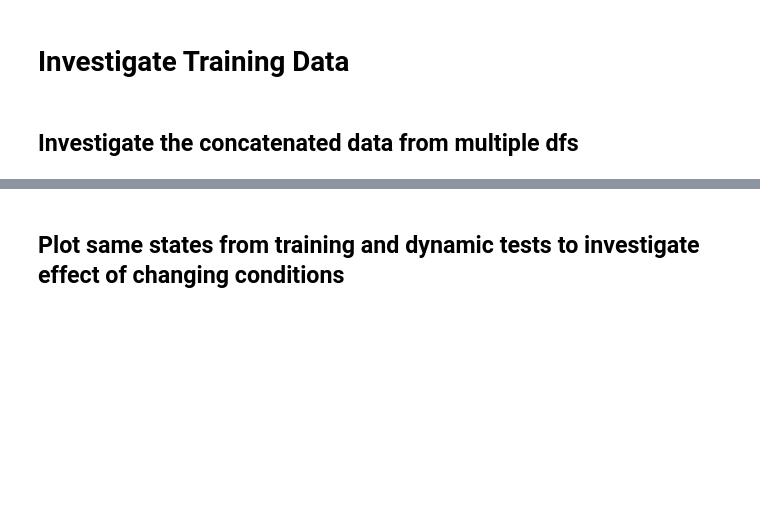
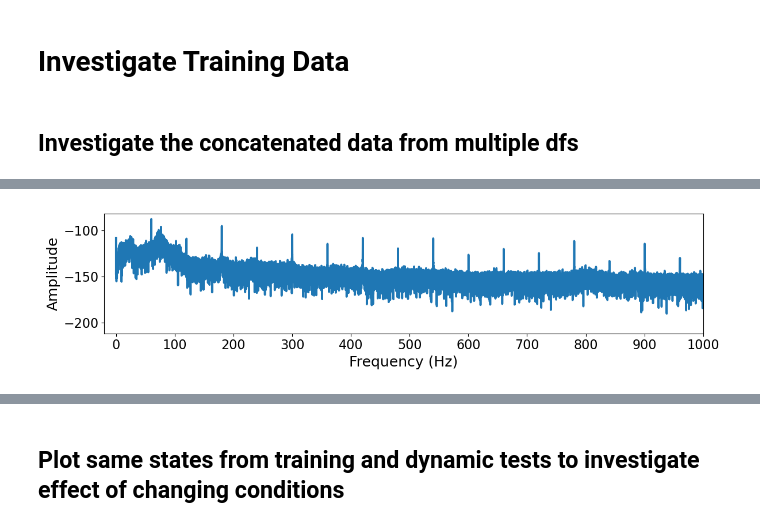
Before and after one commit to ttopac/iFlyNet-UAV, a Jupyter notebook: DataOrganization/99_investigate_data.ipynb, the cells around one changed output, grey strips where cells are left out. Saved outputs shown, nothing was run; the diff lists cells and outputs as text; code cells hidden in the pictures; blank space fills up the shorter version.

```diff
--- a/DataOrganization/99_investigate_data.ipynb
+++ b/DataOrganization/99_investigate_data.ipynb
@@ -108,10 +367,16 @@ plt.plot(df["rtdstr_DateTime Obj"], df["SG 1 (V) (normalized) (compensated)"])
 # %%
-data_dir = os.path.join(main_dir, "KerasML", "Training1_Jan2023", "data")
+%matplotlib widget
+
+data_dir = os.path.join(main_dir, "MLmodels", "Training1_Jan2023", "data")
+# data_dir_b = os.path.join(main_dir, "MLmodels", "Training1_B", "data")
+
 multidf_data = np.load(os.path.join(data_dir, "sttr_aug2022_data_multidf.npy"))
+# multidf_data_b = np.load(os.path.join(data_dir_b, "sttr_aug2022_data_singledf.npy"))
 state_labels = np.load(os.path.join(data_dir, "sttr_aug2022_statelabels.npy"))
-stackedAllExamples_multidf = np.transpose(multidf_data, (1,0,2)).reshape(14, -1)
 
-# Here data.shape = (#of states, #of sensors, #data per each state) (238, 14, 599200 for Aug. 2022 test)
+allExamples_multidf = np.transpose(multidf_data[:,:,0:299600], (1,0,2)) #For usual compensated data (take first 30 seconds to match with dataset B)
+# allExamples_multidf_b = np.transpose(multidf_data_b, (1,0,2)) #Clean data for PZT
+
+# Here AllExamples_multidf.shape = (#of sensors, #of states, #reduced data per each state) (238, 14, 299600 for Aug. 2022 test)
 # states: 7m/s_0deg, 7m/s_1deg, ... 20m/s_15deg, 20m/s_16deg.
-# sensors: ['PZT 1', 'PZT 2', 'PZT 3', 'PZT 4', 'PZT 5', 'PZT 6', 'PZT 7', 'SG 1', 'SG 2', 'SG 4', 'SG 5', 'SG 6', 'SG LE', 'SG TE']
-# data: 10,000sps * ~60 seconds
+# sensors: ['PZT 1', 'PZT 2', 'PZT 3', 'PZT 4', 'PZT 5', 'PZT 6', 'PZT 7', 'SG 1', 'SG 2', 'SG 4', 'SG 5', 'SG 6', 'SG LE', 'SG TE'] #For usual compensated data
@@ -143,0 +416,61 @@ ax.set_xlim(480000, 560000)
+# %%
+# Block for plotting an individual sensor's frequency response per sensor
+from scipy import ndimage
+from scipy import fft
+from scipy import fftpack
+from scipy import log10
+
+sensor_mapping = {0:"PZT 1", 1: "PZT 2", 2: "PZT 3", 3: "PZT 4", 4:"PZT 5", 5:"PZT 6", 6:"PZT 7",
+                  7:"SG 1 (compensated)", 8: "SG 2 (compensated)", 9: "SG 4 (compensated)", 10: "SG 5 (compensated)", 11: "SG 6 (compensated)", 12: "SG LE", 13: "SG TE"}
+
+sensor_id = 1
+airspeed_inc = 6 #Between 0 - 13, maps to 7 - 20
+aoa_inc = 12 #Between 0 - 16, maps to 0 - 16
+state_id = 17 * airspeed_inc + aoa_inc
+
+#Get the data
+dat = allExamples_multidf[sensor_id, state_id]
+
+#Apply median filter
+dat = signal.medfilt(dat, 9)
+
+#Apply FFT on the data
+dat_fft = fft.fft(dat)
+
+#Get the usable part
+P2 = abs(dat_fft/dat.shape[0])
+P1 = P2[0:dat.shape[0]//2]
+P1[1:-1] = 2*P1[1:-1]
+# dat_fft = dat_fft[0:dat_fft.shape[0]//2]
+
+#Get frequencies
+freqs = 10000*np.arange(dat_fft.shape[0]//2)/dat_fft.shape[0]
+# freqs = fftpack.fftfreq(dat.shape[0], 1/10000)
+# freqs = freqs[0:freqs.shape[0]//2]
+
+#Plot!
+fig, ax = plt.subplots(figsize=(12,3))
+# fig, ax = plt.subplots(figsize=(6,8)) #For plotting sample data to be put on FNO slides
+# ax.plot(freqs, P1, 'tab:blue', linewidth=2.6)
+ax.plot(freqs, 20*np.log10(P1), 'tab:blue', linewidth=2.6)
+
+
+ax.set_xlim(-20, 1000)
+# ax.set_ylim(-0.04, 0.5)
+# ax.set_ylim(-4E-7, 5E-6)
+
+plt.xlabel("Frequency (Hz)", fontsize=18)
+plt.ylabel("Amplitude", fontsize=18)
+ax.tick_params(axis="both", which="major", labelsize=16)
+
+### #For plotting sample data to be put on FNO slides
+# plt.xlabel("Frequency", fontsize=48)
+# plt.ylabel("Amplitude", fontsize=48)
+# ax.tick_params(axis="both", which="major", labelsize=0)
+### ### #For plotting sample data to be put on FNO slides
+
+plt.locator_params(axis='y', nbins=3)
+plt.locator_params(axis='x', nbins=11)
+plt.tight_layout()
+# %% [output]
+[figure, added]
```
Also changed, not shown: parts of 23 cells of this notebook.
